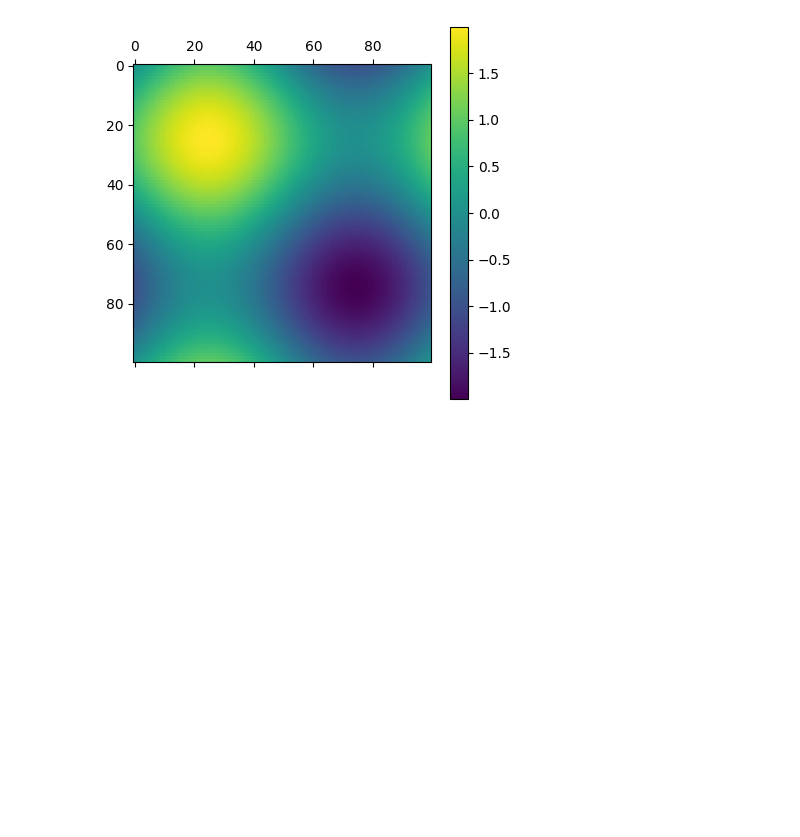
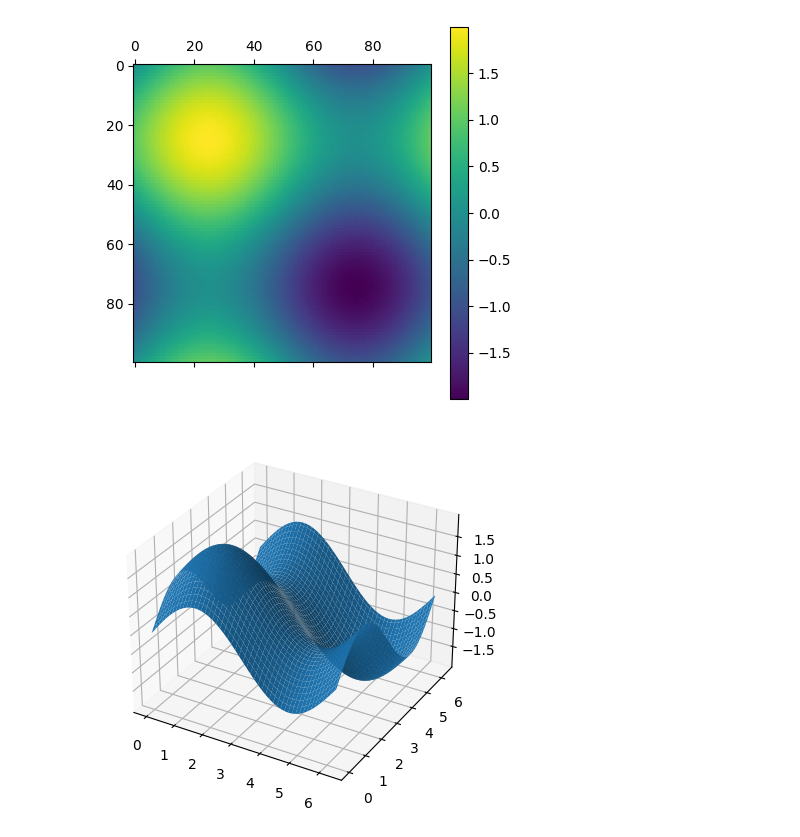
Before and after one commit to zbenmo/humans_thoughts, a Jupyter notebook: Chess.ipynb, the cells around one changed output. Saved outputs shown, nothing was run; the diff lists cells and outputs as text; code cells hidden in the pictures; blank space fills up the shorter version.

```diff
--- a/Chess.ipynb
+++ b/Chess.ipynb
@@ -33,3 +33,8 @@ plt.matshow(np.sin(xx) +  np.sin(yy))
 plt.colorbar();
 # %% [output]
 [figure]
+# %%
+fig, ax = plt.subplots(1, subplot_kw={"projection": "3d"})
+ax.plot_surface(xx, yy, np.sin(xx) + np.sin(yy));
+# %% [output]
+[figure, added]
```
Also changed, not shown: parts of 10 cells of this notebook, 1 other file.
